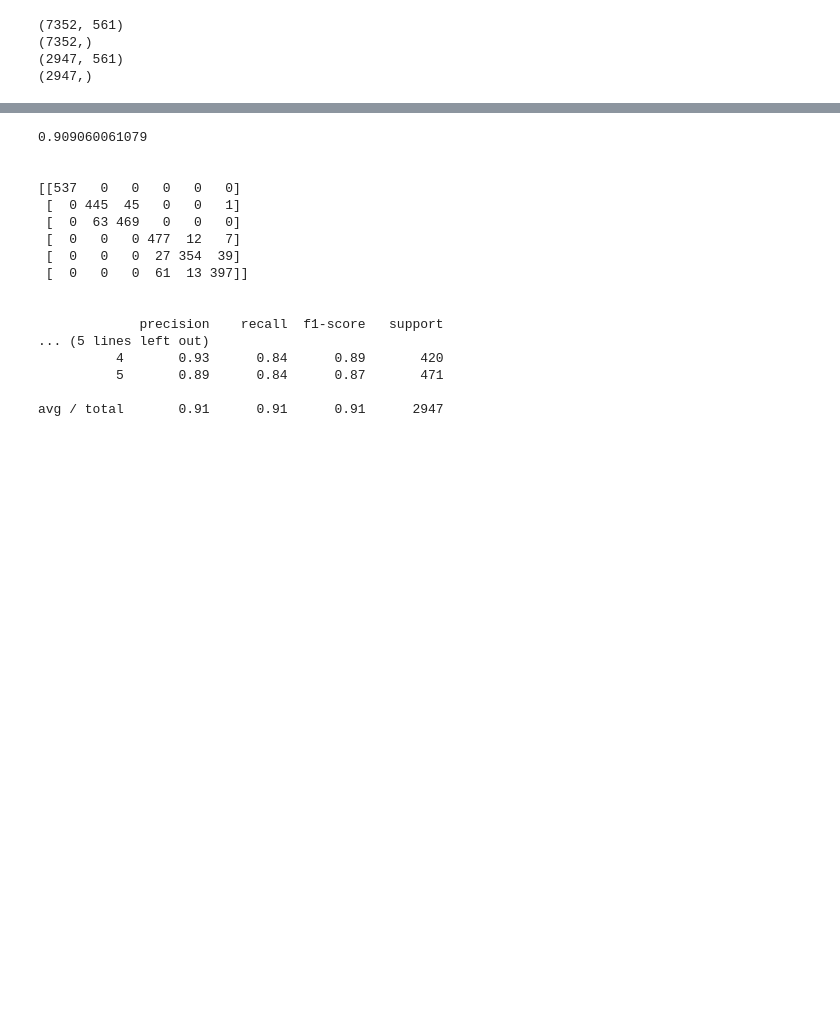
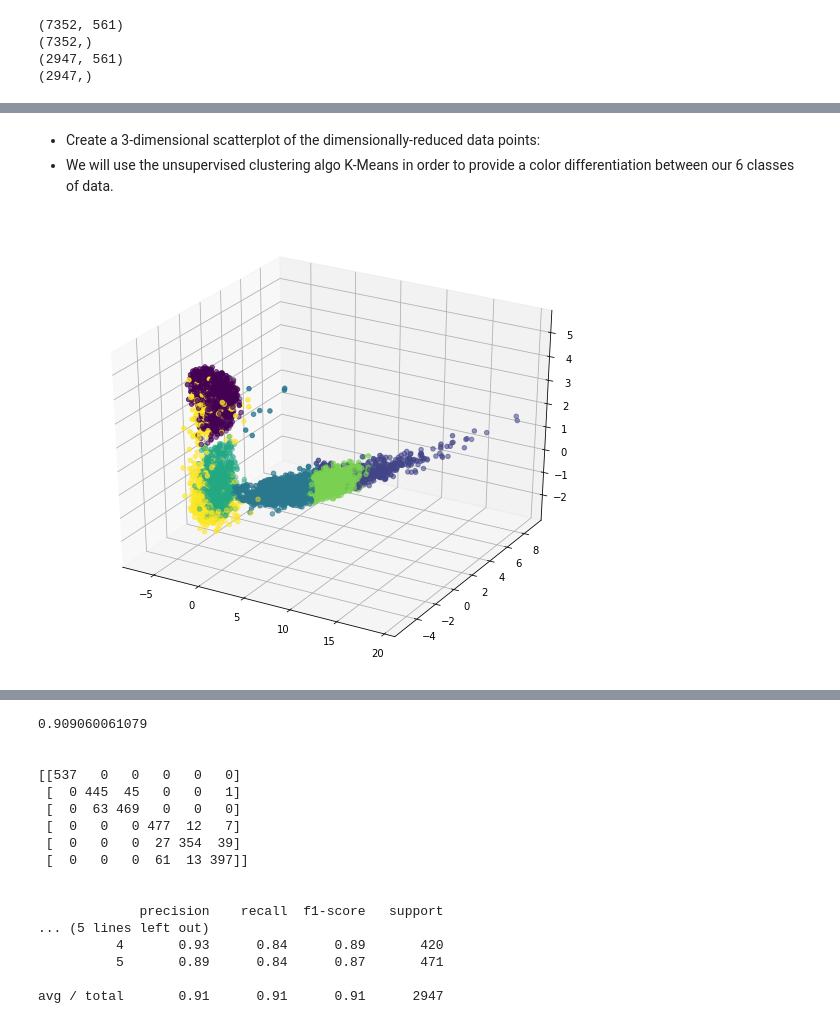
Before and after one commit to ericnewnam/ericnewnam.github.io, a Jupyter notebook: sklearn-random-forest.ipynb, the cells around one changed output, grey strips where cells are left out. Cells and saved outputs as stored; diff of their text form; code cells hidden in the pictures; blank space fills up the shorter version.

Commit message:
Edited the random forest

```diff
--- a/sklearn-random-forest.ipynb
+++ b/sklearn-random-forest.ipynb
@@ -197,0 +225,22 @@ Initial fitting of a random forest classifier:
+# %%
+from sklearn.decomposition import PCA
+from sklearn.cluster import KMeans
+
+kmeans6 = KMeans(6, random_state=123).fit_predict(X_train)
+pca_3 = PCA(n_components=3, random_state=123)
+pca_3.fit(X_train)
+p3_train = pca_3.transform(X_train)
+# %% [markdown]
+- Create a 3-dimensional scatterplot of the dimensionally-reduced data points:
+- We will use the unsupervised clustering algo K-Means in order to provide a color differentiation between our 6 classes of data.
+# %%
+from mpl_toolkits.mplot3d import Axes3D
+fig = plt.figure(figsize = (10, 8))
+ax = fig.add_subplot(111, projection = '3d')
+x_ax = np.array(p3_train[:, 0]).flatten()
+y_ax = np.array(p3_train[:, 1]).flatten()
+z_ax = np.array(p3_train[:, 2]).flatten()
+ax.scatter(x_ax, y_ax, z_ax, c = kmeans6, marker = 'o')
+plt.show()
+# %% [output]
+[figure, added]
```
Also changed, not shown: parts of 10 cells of this notebook, 1 other file.
